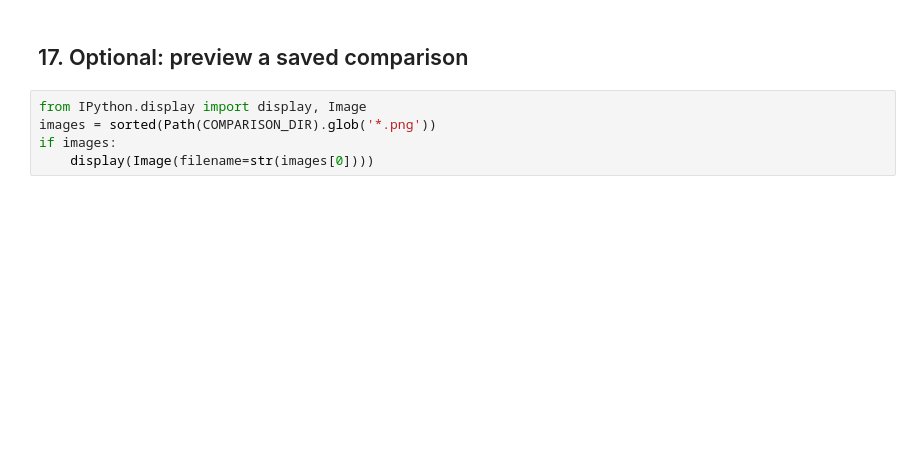
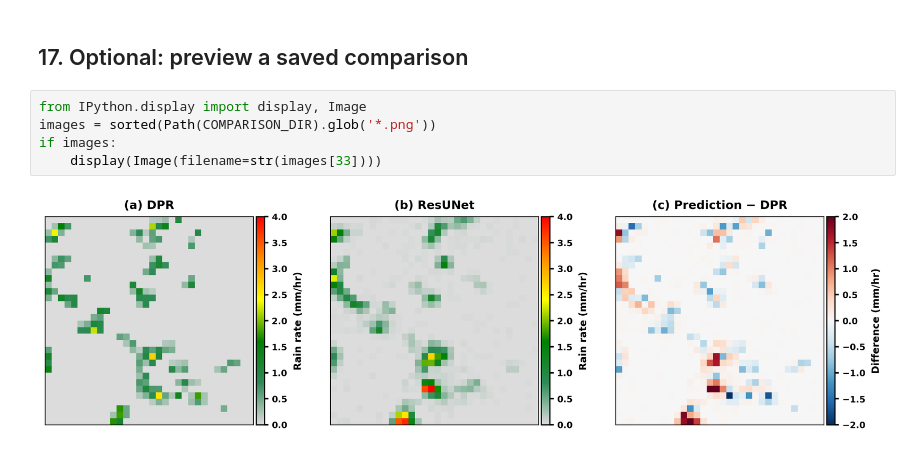
Before and after one commit to Buddha-subedi/DREAM, a Jupyter notebook: Stage-I= ResUNet.ipynb, the cells around one changed output. Saved outputs shown, nothing was run; the diff lists cells and outputs as text; blank space fills up the shorter version.

```diff
--- a/Stage-I= ResUNet.ipynb
+++ b/Stage-I= ResUNet.ipynb
@@ -619,5 +814,7 @@ print('Outputs:', OUTPUT_DIR)
 # %%
 from IPython.display import display, Image
 images = sorted(Path(COMPARISON_DIR).glob('*.png'))
 if images:
-    display(Image(filename=str(images[0])))
+    display(Image(filename=str(images[33])))
+# %% [output]
+[figure, added]
```
Also changed, not shown: parts of 13 cells of this notebook.
